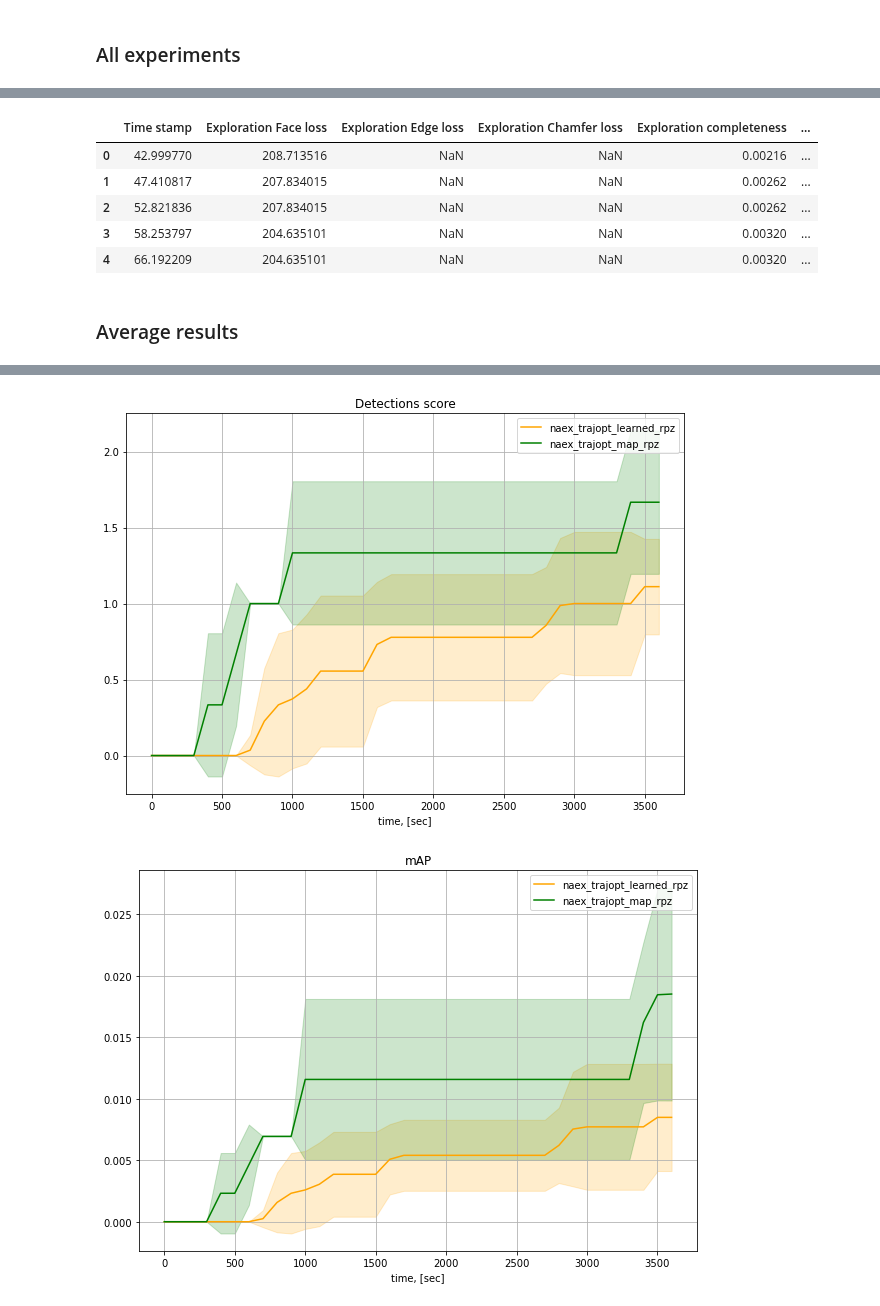
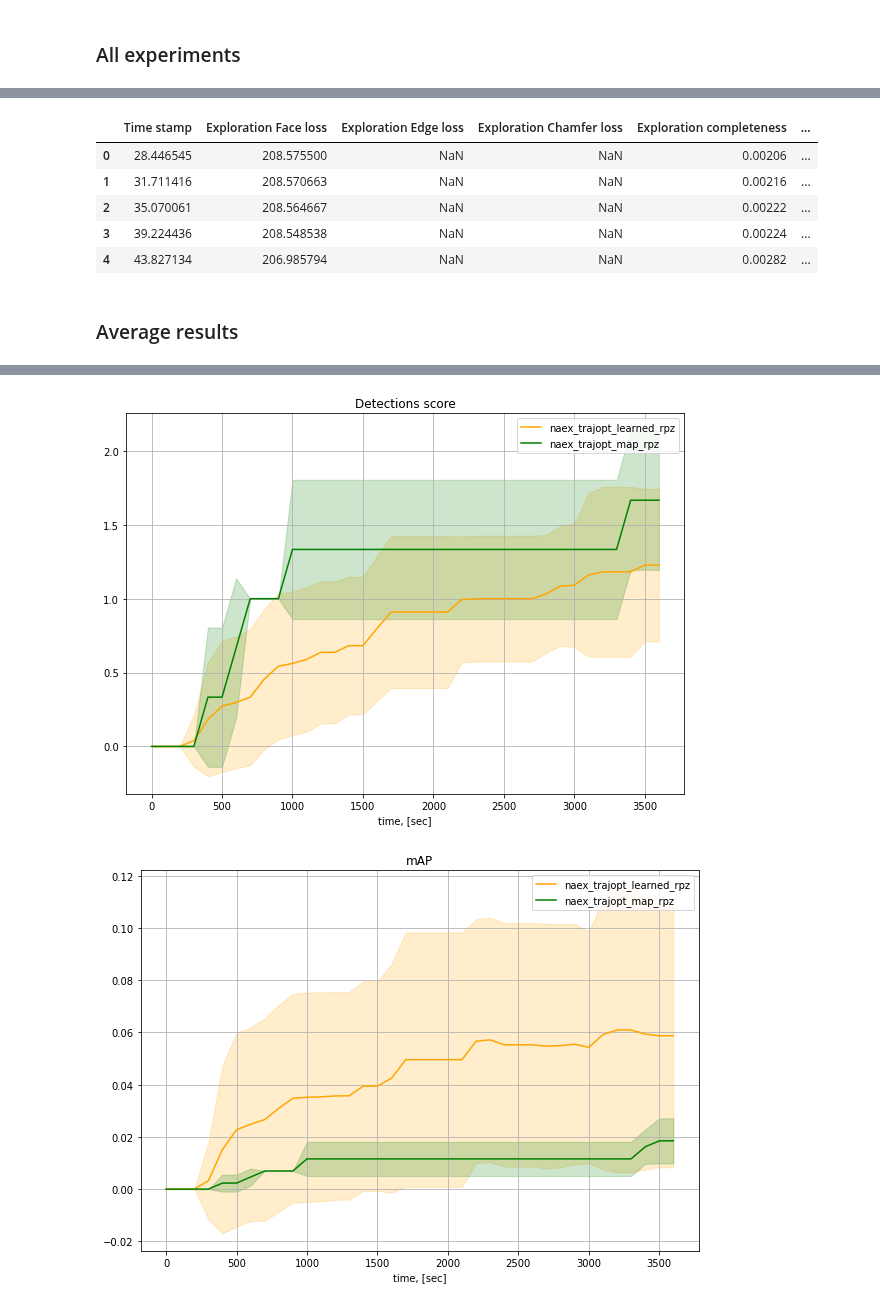
Before and after one commit to tpet/rpz_planning, a Jupyter notebook: notebooks/metrics_xls_parser-traversability.ipynb, the cells around one changed output, grey strips where cells are left out. Saved outputs shown, nothing was run; the diff lists cells and outputs as text; code cells hidden in the pictures.

```diff
--- a/notebooks/metrics_xls_parser-traversability.ipynb
+++ b/notebooks/metrics_xls_parser-traversability.ipynb
@@ -102,6 +102,7 @@ for world in worlds:
             data = data.fillna(method='ffill')
 
             if metric in data and \
+               np.max(data['Localization error: pos']) < 5.0 and \
                np.max(data['Exploration completeness']) > MIN_EXP_COMPL and \
                np.max(data['Travelled distance']) > MIN_TRAVELLED_DIST and \
                np.max(data[metric]) > 0:
@@ -155,11 +156,11 @@ Artifacts Localization error
 data.head()
 # %% [output]
 |  | Time stamp | Exploration Face loss | Exploration Edge loss | Exploration Chamfer loss | Exploration completeness | ... |
-| 0 | 42.999770 | 208.713516 | NaN | NaN | 0.00216 | ... |
-| 1 | 47.410817 | 207.834015 | NaN | NaN | 0.00262 | ... |
-| 2 | 52.821836 | 207.834015 | NaN | NaN | 0.00262 | ... |
-| 3 | 58.253797 | 204.635101 | NaN | NaN | 0.00320 | ... |
-| 4 | 66.192209 | 204.635101 | NaN | NaN | 0.00320 | ... |
+| 0 | 28.446545 | 208.575500 | NaN | NaN | 0.00206 | ... |
+| 1 | 31.711416 | 208.570663 | NaN | NaN | 0.00216 | ... |
+| 2 | 35.070061 | 208.564667 | NaN | NaN | 0.00222 | ... |
+| 3 | 39.224436 | 208.548538 | NaN | NaN | 0.00224 | ... |
+| 4 | 43.827134 | 206.985794 | NaN | NaN | 0.00282 | ... |
 # %% [markdown]
 ### Average results
 # %%
@@ -173,6 +174,7 @@ for metric in common_metrics:
         data = data.fillna(method='ffill')
 
         if metric in data and \
+           np.max(data['Localization error: pos']) < 5.0 and \
            np.max(data['Exploration completeness']) > MIN_EXP_COMPL and \
            np.max(data['Travelled distance']) > MIN_TRAVELLED_DIST and \
            np.max(data[metric]) > 0:
@@ -228,2 +230,2 @@ for metric in common_metrics:
-[figure, old version]
+[figure, new version]
-[figure, old version]
+[figure, new version]
```
Also changed, not shown: parts of 5 cells of this notebook, 4 other files.
